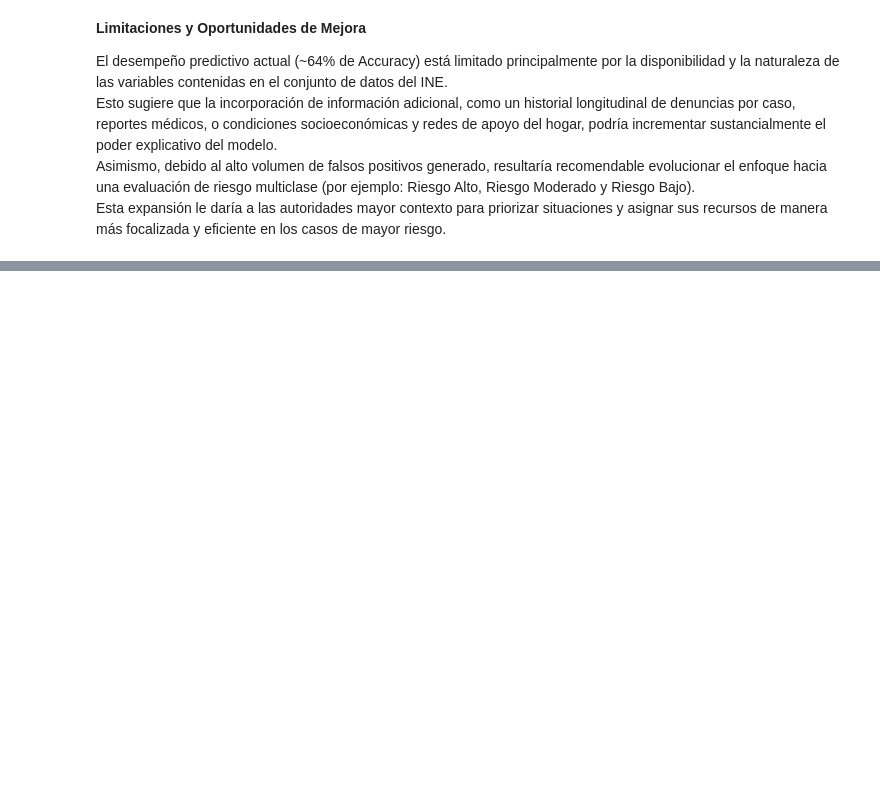
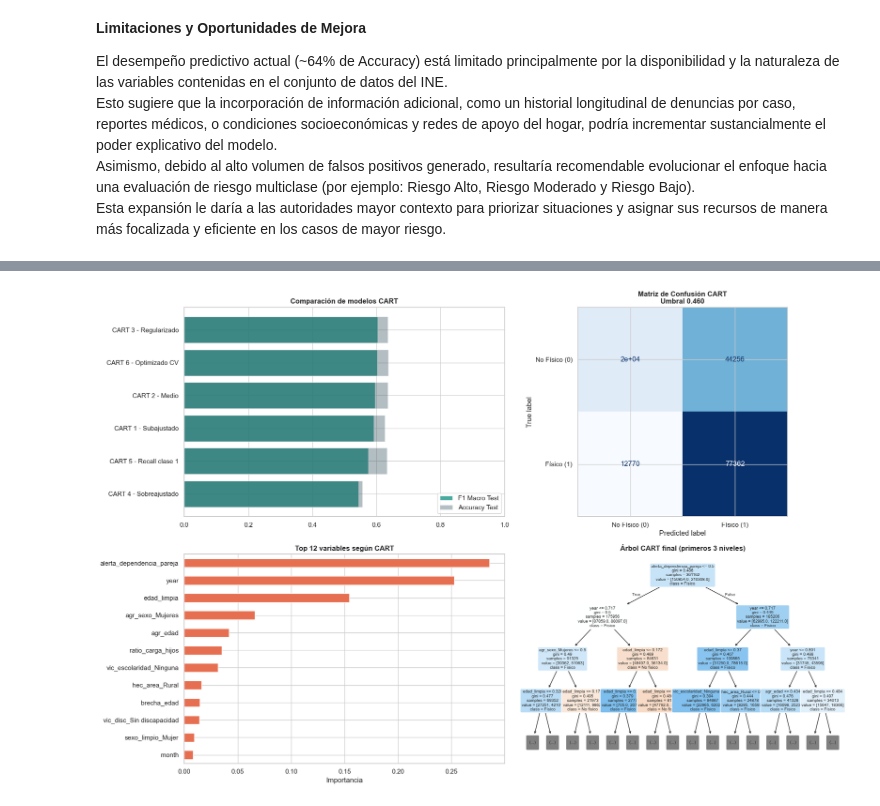
Before and after one commit to MEN-GUE/proyecto_01_mineria_datos, a Jupyter notebook: Cuaderno Jupyter para Analisis/Analisis_Violencia_INE.ipynb, the cells around one changed output, grey strips where cells are left out. Drawn from its saved outputs; the diff is of its cells as text; code cells hidden in the pictures; blank space fills up the shorter version.

Commit message:
notebook: add executed CART modeling

```diff
--- a/Cuaderno Jupyter para Analisis/Analisis_Violencia_INE.ipynb
+++ b/Cuaderno Jupyter para Analisis/Analisis_Violencia_INE.ipynb
@@ -71,6 +71,7 @@ candidate_paths = [
     Path("Base_Violencia_INE_Unificada_LIMPIA.csv"),
     Path("data/raw/Base_Violencia_INE_Unificada_LIMPIA.csv"),
     Path("../data/raw/Base_Violencia_INE_Unificada_LIMPIA.csv"),
+    Path("../Proyecto1/Data/Base_Violencia_INE_Unificada_LIMPIA.csv"),
 ]
 
 DATA_PATH = None
@@ -1661,0 +1983,69 @@ Esta expansión le daría a las autoridades mayor contexto para priorizar situac
+# %%
+fig, axes = plt.subplots(2, 2, figsize=(18, 12))
+
+# Comparación de F1 Macro Test y Accuracy Test por modelo.
+resumen_plot_cart = resultados_cart_df.sort_values("F1 Macro Test", ascending=True)
+axes[0, 0].barh(
+    resumen_plot_cart["Modelo"],
+    resumen_plot_cart["F1 Macro Test"],
+    color="#2A9D8F",
+    alpha=0.85,
+    label="F1 Macro Test"
+)
+axes[0, 0].barh(
+    resumen_plot_cart["Modelo"],
+    resumen_plot_cart["Accuracy Test"],
+    color="#264653",
+    alpha=0.35,
+    label="Accuracy Test"
+)
+axes[0, 0].set_xlim(0, 1)
+axes[0, 0].set_title("Comparación de modelos CART", fontweight="bold")
+axes[0, 0].legend(loc="lower right")
+
+# Matriz de confusión.
+ConfusionMatrixDisplay(
+    confusion_matrix=cm_cart_final,
+    display_labels=["No Físico (0)", "Físico (1)"]
+).plot(cmap="Blues", ax=axes[0, 1], colorbar=False)
+axes[0, 1].set_title(f"Matriz de Confusión CART\nUmbral {umbral_cart_final:.3f}", fontweight="bold")
+
+# Importancia de variables.
+importancias_cart = pd.Series(
+    modelo_cart_final.feature_importances_,
+    index=X_cart.columns
+).sort_values().tail(12)
+importancias_cart.plot(kind="barh", ax=axes[1, 0], color="#E76F51", edgecolor="white")
+axes[1, 0].set_title("Top 12 variables según CART", fontweight="bold")
+axes[1, 0].set_xlabel("Importancia")
+
+# Primeros niveles del árbol.
+plot_tree(
+    modelo_cart_final,
+    max_depth=3,
+    feature_names=list(X_cart.columns),
+    class_names=["No físico", "Físico"],
+    filled=True,
+    rounded=True,
+    fontsize=7,
+    ax=axes[1, 1]
+)
+axes[1, 1].set_title("Árbol CART final (primeros 3 niveles)", fontweight="bold")
+
+plt.tight_layout()
+plt.show()
+
+display(
+    tabla_umbrales_cart.sort_values(["F1 Macro Test", "Accuracy Test"], ascending=False)
+    .head(10)
+    .style.format({
+        "Umbral": "{:.3f}",
+        "Accuracy Test": "{:.4f}",
+        "F1 Macro Test": "{:.4f}",
+        "F1 Clase 1 Test": "{:.4f}",
+        "Recall Clase 1 Test": "{:.4f}",
+        "Precision Clase 1 Test": "{:.4f}",
+    })
+)
+# %% [output]
+[figure, added]
```
Also changed, not shown: parts of 42 cells of this notebook.
